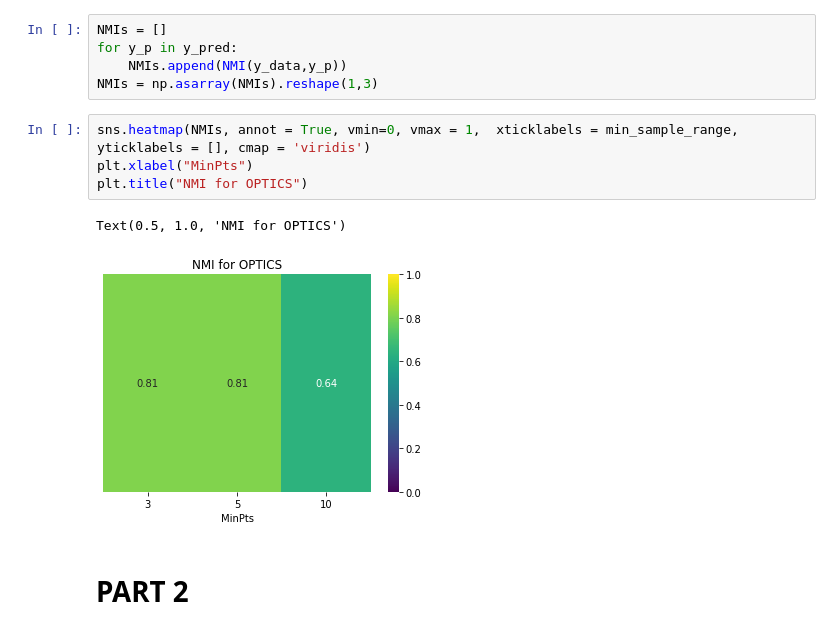
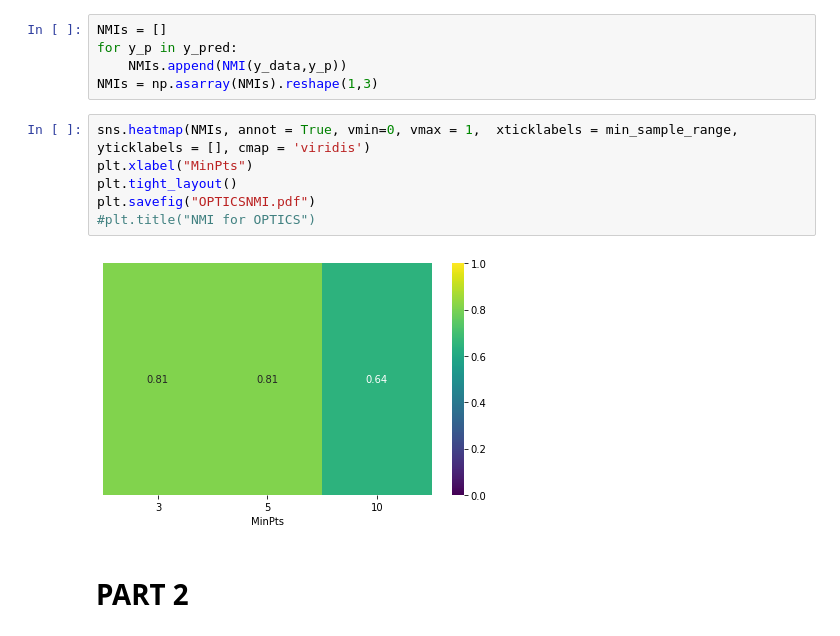
Before and after one commit to LorenzoBuriola/LoCP_moduleB, a Jupyter notebook: Week4/FPGheArt_exercise4.ipynb, the cells around one changed output. Saved outputs shown, nothing was run; the diff lists cells and outputs as text.

```diff
--- a/Week4/FPGheArt_exercise4.ipynb
+++ b/Week4/FPGheArt_exercise4.ipynb
@@ -328,10 +331,11 @@ NMIs = np.asarray(NMIs).reshape(1,3)
 # %%
 sns.heatmap(NMIs, annot = True, vmin=0, vmax = 1,  xticklabels = min_sample_range, yticklabels = [], cmap = 'viridis')
 plt.xlabel("MinPts")
-plt.title("NMI for OPTICS")
+plt.tight_layout()
+plt.savefig("OPTICSNMI.pdf")
+#plt.title("NMI for OPTICS")
 # %% [output]
-Text(0.5, 1.0, 'NMI for OPTICS')
-[figure, old version]
+[figure, new version]
 # %% [markdown]
 # PART 2
 # %% [markdown]
```
Also changed, not shown: parts of 18 cells of this notebook.
